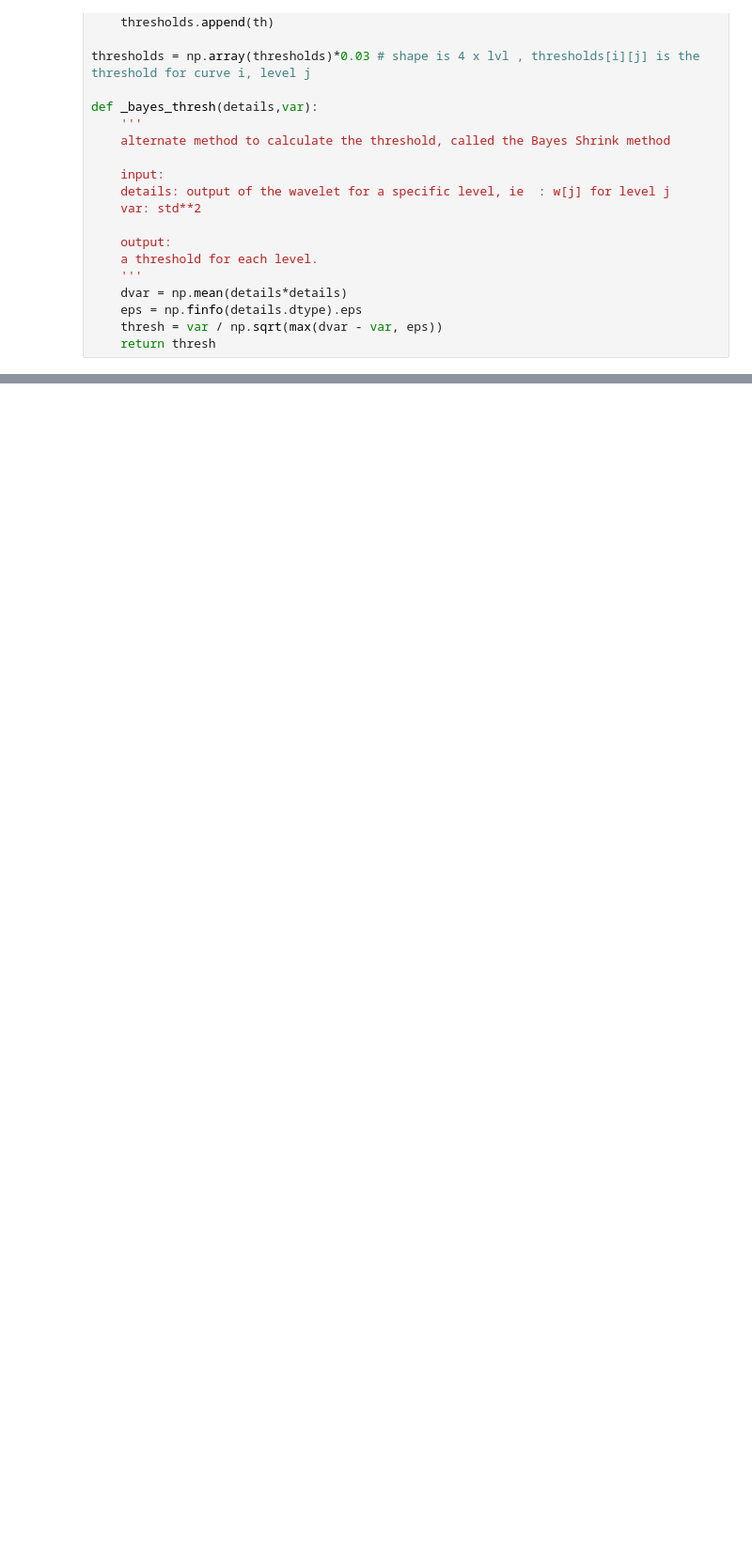
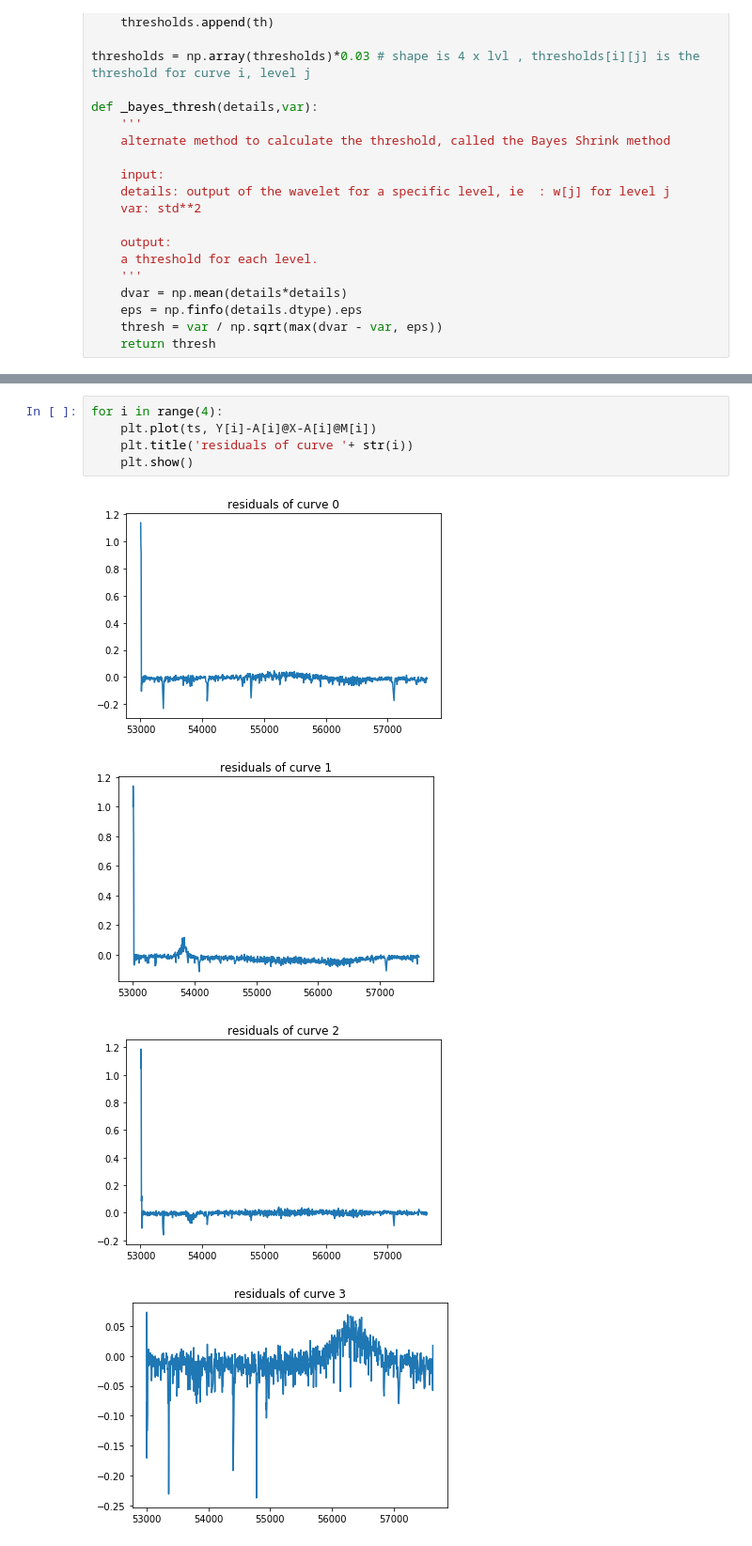
Before and after one commit to herjy/Quasar_lensing, a Jupyter notebook: simulation_interpolation/microlensing-wavelet.ipynb, the cells around one changed output, grey strips where cells are left out. Shown: that part at 94% size. Cells and saved outputs as stored; diff of their text form; blank space fills up the shorter version.

Commit message:
residual plots

```diff
--- a/simulation_interpolation/microlensing-wavelet.ipynb
+++ b/simulation_interpolation/microlensing-wavelet.ipynb
@@ -263,0 +264,10 @@ plt.show()
+# %%
+for i in range(4):
+    plt.plot(ts, Y[i]-A[i]@X-A[i]@M[i])
+    plt.title('residuals of curve '+ str(i))
+    plt.show()
+# %% [output]
+[figure, added]
+[figure, added]
+[figure, added]
+[figure, added]
```
Also changed, not shown: parts of 2 cells of this notebook, 4 other files.
